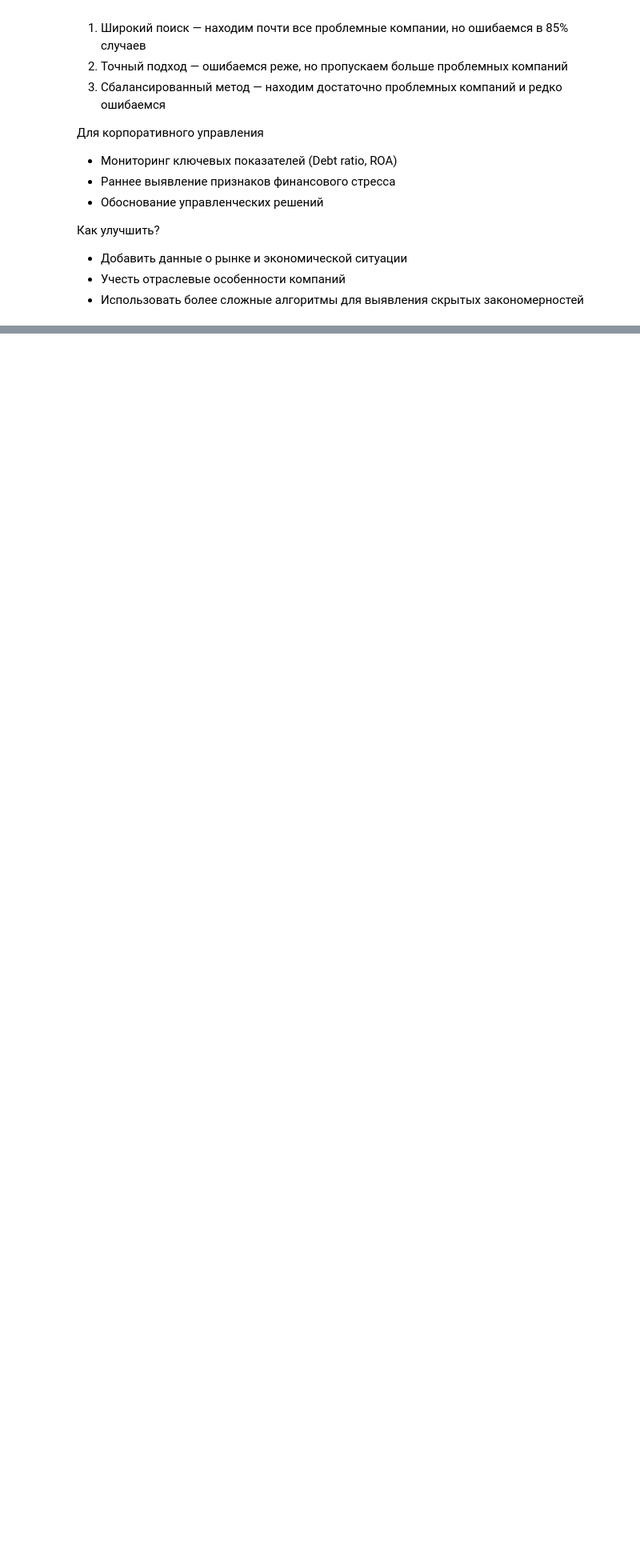
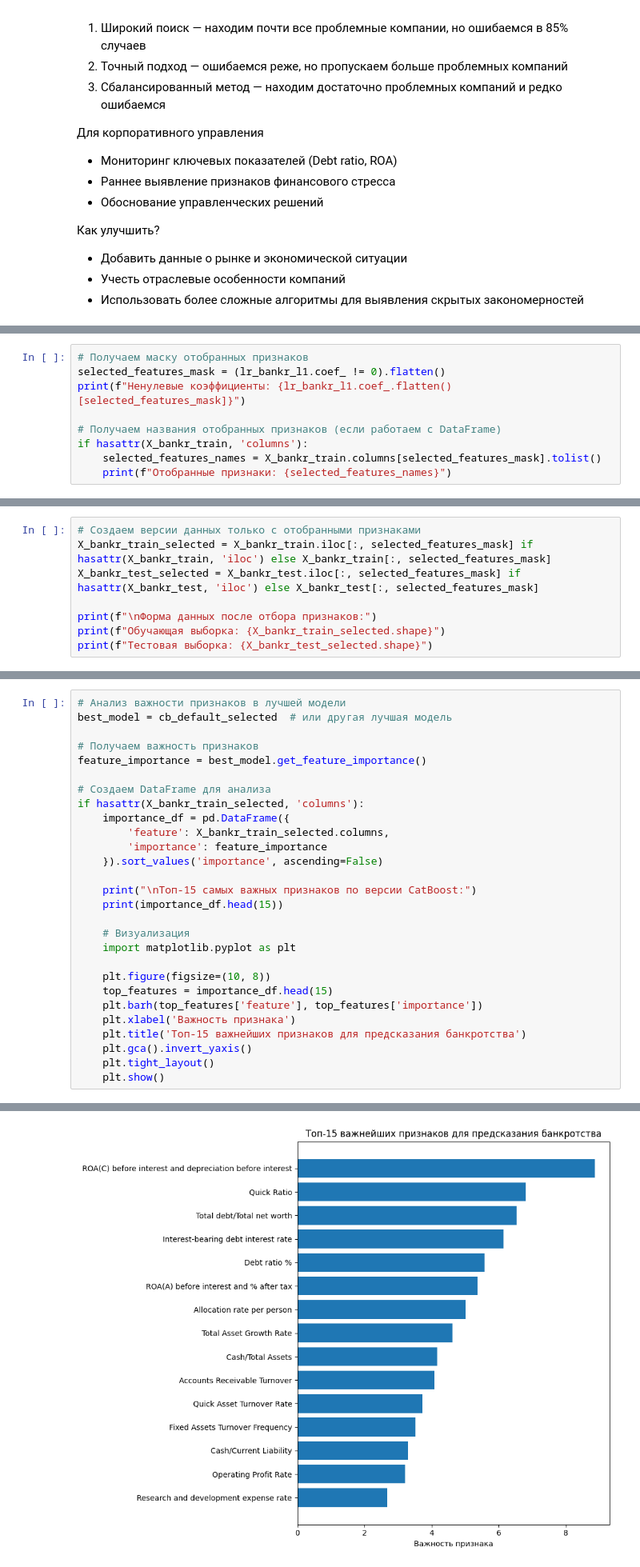
Before and after one commit to Artemjzhukov/ML_Projects_Courses, a Jupyter notebook: ODS/Autumn 2025/3 Validation, Bias, Future Engeneering/03. ODS 2025 autumn Bancrupcy features selection.ipynb, the cells around one changed output, grey strips where cells are left out. Shown at 80% size. Drawn from its saved outputs; the diff is of its cells as text; blank space fills up the shorter version.

```diff
--- a/ODS/Autumn 2025/3 Validation, Bias, Future Engeneering/03. ODS 2025 autumn Bancrupcy features selection.ipynb
+++ b/ODS/Autumn 2025/3 Validation, Bias, Future Engeneering/03. ODS 2025 autumn Bancrupcy features selection.ipynb
@@ -638,0 +658,9 @@ L1-регуляризация показала стабильные резуль
+# %%
+# Получаем маску отобранных признаков
+selected_features_mask = (lr_bankr_l1.coef_ != 0).flatten()
+print(f"Ненулевые коэффициенты: {lr_bankr_l1.coef_.flatten()[selected_features_mask]}")
+
+# Получаем названия отобранных признаков (если работаем с DataFrame)
+if hasattr(X_bankr_train, 'columns'):
+    selected_features_names = X_bankr_train.columns[selected_features_mask].tolist()
+    print(f"Отобранные признаки: {selected_features_names}")
@@ -638,0 +677,8 @@ L1-регуляризация показала стабильные резуль
+# %%
+# Создаем версии данных только с отобранными признаками
+X_bankr_train_selected = X_bankr_train.iloc[:, selected_features_mask] if hasattr(X_bankr_train, 'iloc') else X_bankr_train[:, selected_features_mask]
+X_bankr_test_selected = X_bankr_test.iloc[:, selected_features_mask] if hasattr(X_bankr_test, 'iloc') else X_bankr_test[:, selected_features_mask]
+
+print(f"\nФорма данных после отбора признаков:")
+print(f"Обучающая выборка: {X_bankr_train_selected.shape}")
+print(f"Тестовая выборка: {X_bankr_test_selected.shape}")
@@ -638,0 +831,29 @@ L1-регуляризация показала стабильные резуль
+# %%
+# Анализ важности признаков в лучшей модели
+best_model = cb_default_selected  # или другая лучшая модель
+
+# Получаем важность признаков
+feature_importance = best_model.get_feature_importance()
+
+# Создаем DataFrame для анализа
+if hasattr(X_bankr_train_selected, 'columns'):
+    importance_df = pd.DataFrame({
+        'feature': X_bankr_train_selected.columns,
+        'importance': feature_importance
+    }).sort_values('importance', ascending=False)
+
+    print("\nТоп-15 самых важных признаков по версии CatBoost:")
+    print(importance_df.head(15))
+
+    # Визуализация
+    import matplotlib.pyplot as plt
+
+    plt.figure(figsize=(10, 8))
+    top_features = importance_df.head(15)
+    plt.barh(top_features['feature'], top_features['importance'])
+    plt.xlabel('Важность признака')
+    plt.title('Топ-15 важнейших признаков для предсказания банкротства')
+    plt.gca().invert_yaxis()
+    plt.tight_layout()
+    plt.show()
+# %% [output]
@@ -638,0 +877 @@ L1-регуляризация показала стабильные резуль
+[figure, added]
```
Also changed, not shown: parts of 14 cells of this notebook, 7 other files.
